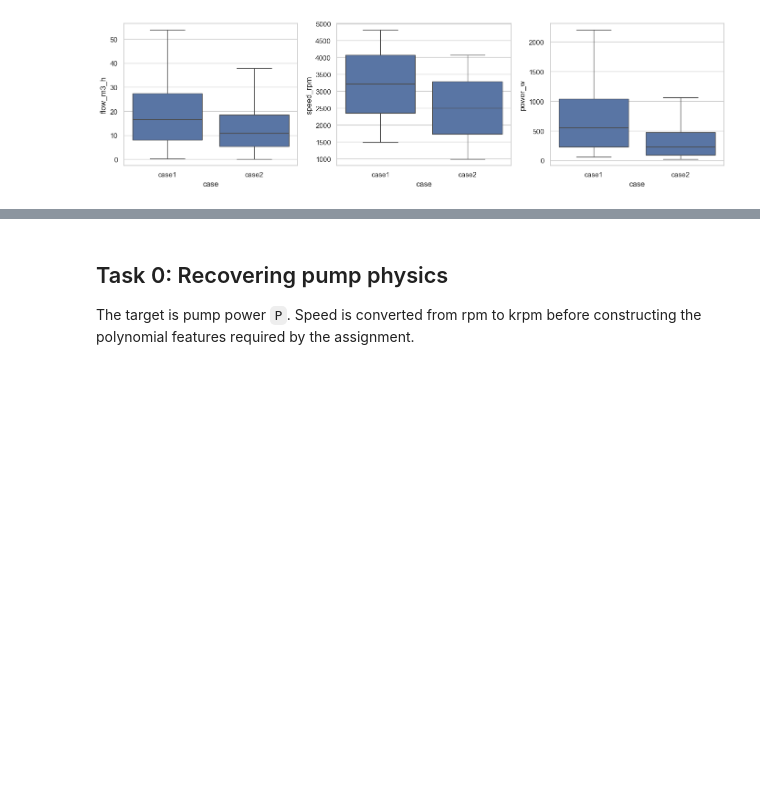
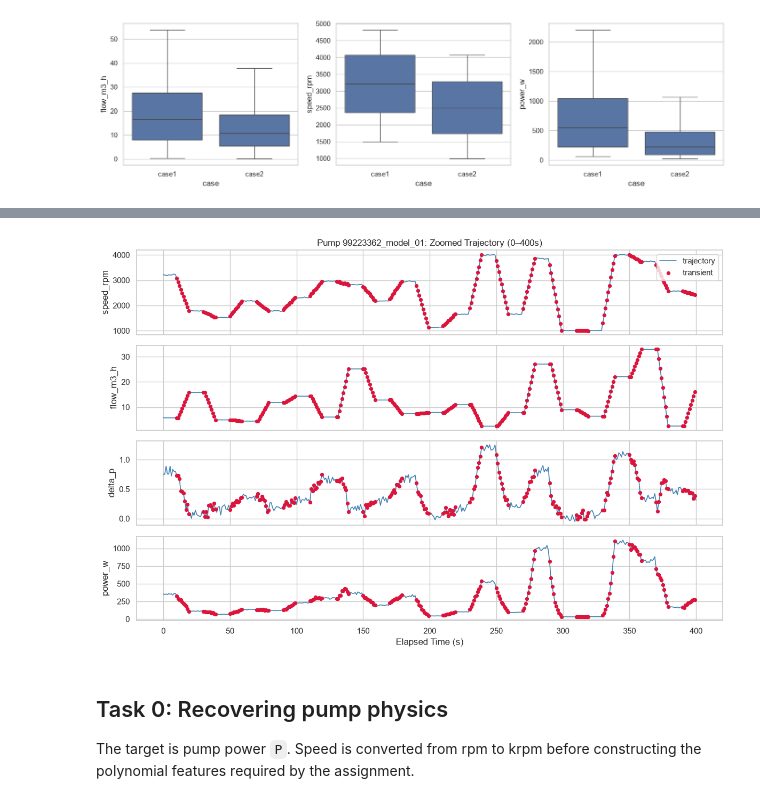
Before and after one commit to hugoolmo63/ML-grundfos-project26, a Jupyter notebook: notebooks/eda_and_cleaning.ipynb, the cells around one changed output, grey strips where cells are left out. Cells and saved outputs as stored; diff of their text form; code cells hidden in the pictures; blank space fills up the shorter version.

```diff
--- a/notebooks/eda_and_cleaning.ipynb
+++ b/notebooks/eda_and_cleaning.ipynb
@@ -455,3 +522,25 @@ plt.show()
+# %%
+# zoomed-in trajectory for a single pump over the first 400 seconds (case 2)
+zoom = eda2[(eda2['pump_id'] == '99223362_model_01') & (eda2['elapsed_s'] <= 400)]
+
+ts_vars = ['speed_rpm', 'flow_m3_h', 'delta_p', 'power_w']
+fig, axes = plt.subplots(len(ts_vars), 1, figsize=(12, 8), sharex=True)
+
+for ax, col in zip(axes, ts_vars):
+    ax.plot(zoom['elapsed_s'], zoom[col], color='steelblue', linewidth=1.2, label='trajectory')
+    trans = zoom[zoom['operating_state'] == 'transient']
+    ax.scatter(trans['elapsed_s'], trans[col], color='crimson', s=18, zorder=3, label='transient')
+    ax.set_ylabel(col)
+    if col == ts_vars[0]:
+        ax.legend(loc='upper right')
+
+axes[0].set_title('Pump 99223362_model_01: Zoomed Trajectory (0–400s)')
+axes[-1].set_xlabel('Elapsed Time (s)')
+plt.tight_layout()
+plt.savefig(fig_dir / 'trajectory_over_first_400_seconds.png', dpi=300, bbox_inches='tight')
+plt.show()
+# %% [output]
+[figure, added]
 # %% [markdown]
 ## Task 0: Recovering pump physics
 
```
Also changed, not shown: parts of 24 cells of this notebook, 23 other files.
